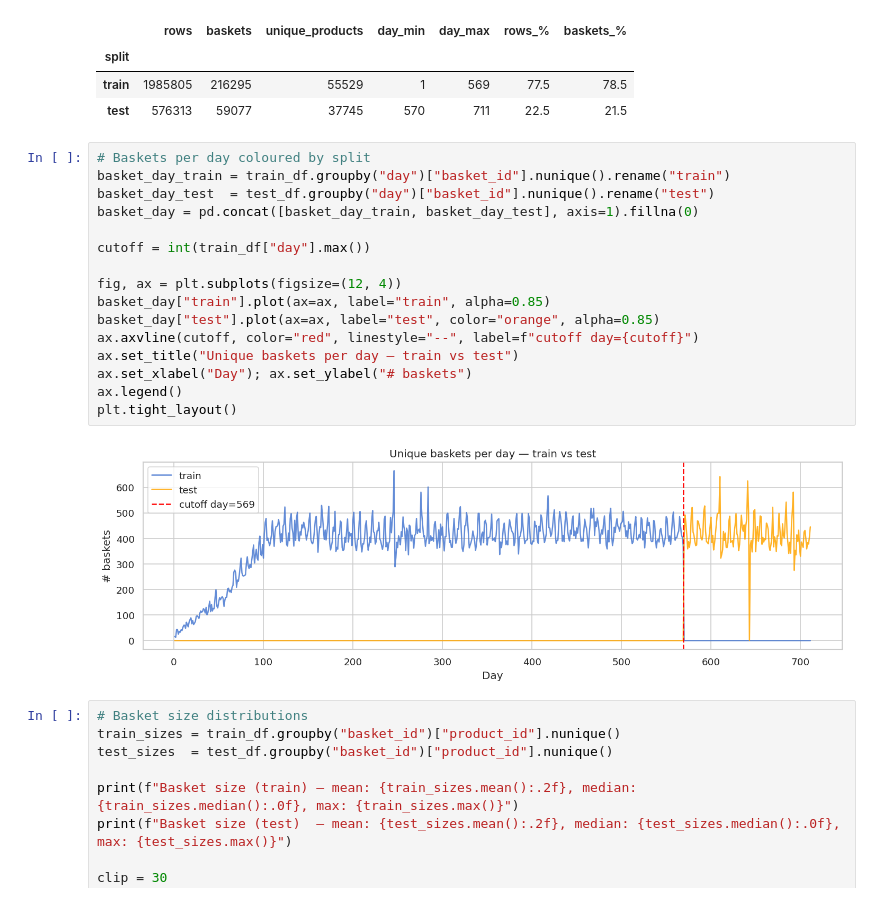
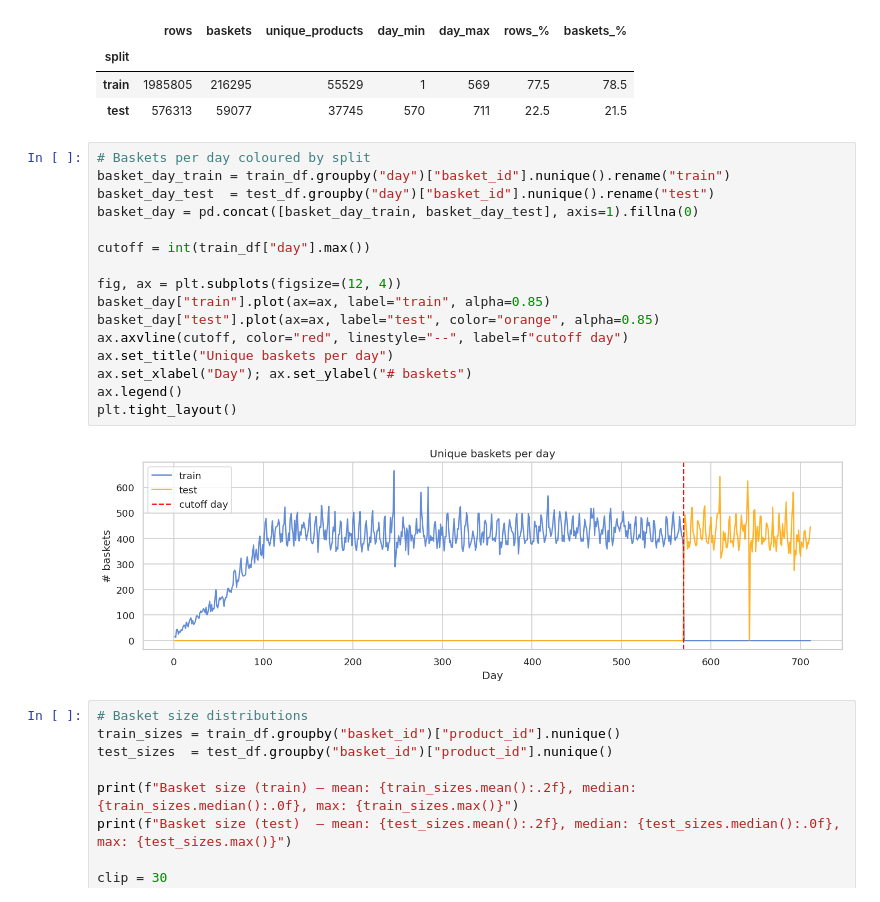
Before and after one commit to LuizGuilhermeNascimento/basket_inference_graph, a Jupyter notebook: notebooks/eda.ipynb, the cells around one changed output. Cells and saved outputs as stored; diff of their text form.

Commit message:
fix: plot title

```diff
--- a/notebooks/eda.ipynb
+++ b/notebooks/eda.ipynb
@@ -204,21 +204,21 @@ summary.set_index("split")
 # %%
 # Baskets per day coloured by split
 basket_day_train = train_df.groupby("day")["basket_id"].nunique().rename("train")
 basket_day_test  = test_df.groupby("day")["basket_id"].nunique().rename("test")
 basket_day = pd.concat([basket_day_train, basket_day_test], axis=1).fillna(0)
 
 cutoff = int(train_df["day"].max())
 
 fig, ax = plt.subplots(figsize=(12, 4))
 basket_day["train"].plot(ax=ax, label="train", alpha=0.85)
 basket_day["test"].plot(ax=ax, label="test", color="orange", alpha=0.85)
-ax.axvline(cutoff, color="red", linestyle="--", label=f"cutoff day={cutoff}")
-ax.set_title("Unique baskets per day — train vs test")
+ax.axvline(cutoff, color="red", linestyle="--", label=f"cutoff day")
+ax.set_title("Unique baskets per day")
 ax.set_xlabel("Day"); ax.set_ylabel("# baskets")
 ax.legend()
 plt.tight_layout()
 # %% [output]
-[figure, old version]
+[figure, new version]
 # %%
 # Basket size distributions
 train_sizes = train_df.groupby("basket_id")["product_id"].nunique()
```
